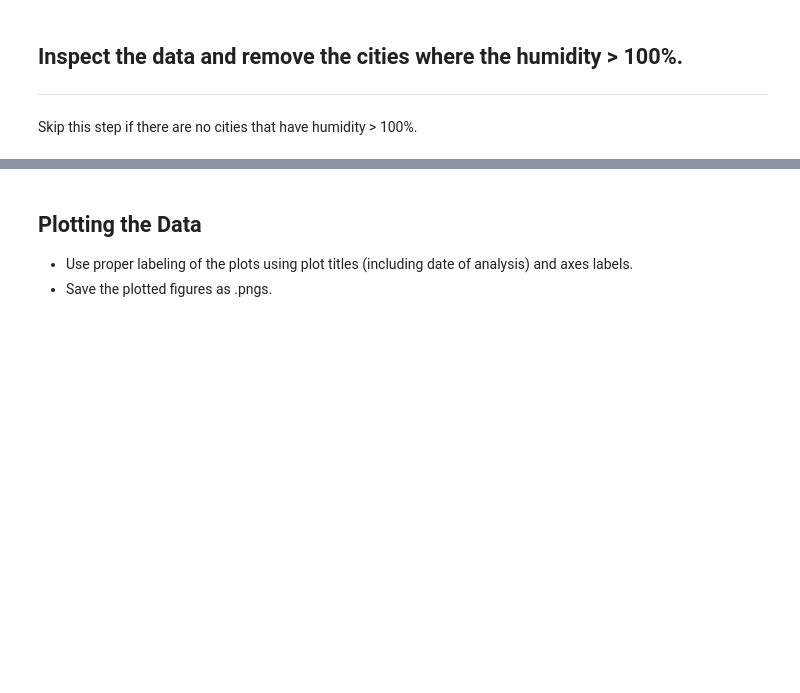
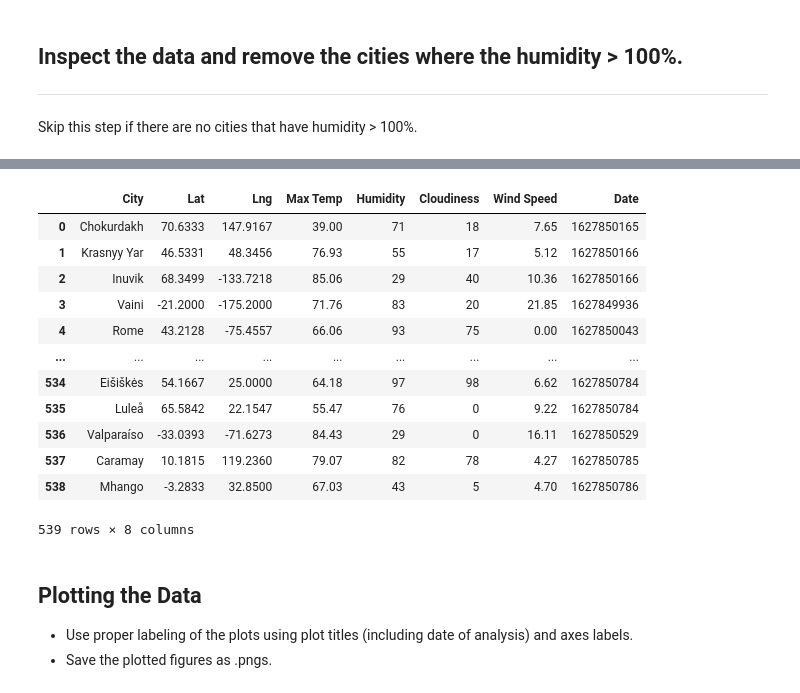
Before and after one commit to anajuarezar/python-api-challenge, a Jupyter notebook: WeatherPy/WeatherPy.ipynb, the cells around one changed output, grey strips where cells are left out. Drawn from its saved outputs; the diff is of its cells as text; code cells hidden in the pictures; blank space fills up the shorter version.

Commit message:
Drop

```diff
--- a/WeatherPy/WeatherPy.ipynb
+++ b/WeatherPy/WeatherPy.ipynb
@@ -192,8 +202,25 @@ cities
 # %%
 #  Get the indices of cities that have humidity over 100%.
+filter_humidity = cities_pd[(cities_pd["Humidity"] > 100)].index
 # %%
 # Make a new DataFrame equal to the city data to drop all humidity outliers by index.
 # Passing "inplace=False" will make a copy of the city_data DataFrame, which we call "clean_city_data".
+new_cities = cities_pd.drop(index=filter_humidity)
+new_cities
+# %% [output]
+|  | City | Lat | Lng | Max Temp | Humidity | Cloudiness | Wind Speed | Date |
+| 0 | Chokurdakh | 70.6333 | 147.9167 | 39.00 | 71 | 18 | 7.65 | 1627850165 |
+| 1 | Krasnyy Yar | 46.5331 | 48.3456 | 76.93 | 55 | 17 | 5.12 | 1627850166 |
+| 2 | Inuvik | 68.3499 | -133.7218 | 85.06 | 29 | 40 | 10.36 | 1627850166 |
+| 3 | Vaini | -21.2000 | -175.2000 | 71.76 | 83 | 20 | 21.85 | 1627849936 |
+| 4 | Rome | 43.2128 | -75.4557 | 66.06 | 93 | 75 | 0.00 | 1627850043 |
+| ... | ... | ... | ... | ... | ... | ... | ... | ... |
+| 534 | Eišiškės | 54.1667 | 25.0000 | 64.18 | 97 | 98 | 6.62 | 1627850784 |
+| 535 | Luleå | 65.5842 | 22.1547 | 55.47 | 76 | 0 | 9.22 | 1627850784 |
+| 536 | Valparaíso | -33.0393 | -71.6273 | 84.43 | 29 | 0 | 16.11 | 1627850529 |
+| 537 | Caramay | 10.1815 | 119.2360 | 79.07 | 82 | 78 | 4.27 | 1627850785 |
+| 538 | Mhango | -3.2833 | 32.8500 | 67.03 | 43 | 5 | 4.70 | 1627850786 |
+539 rows × 8 columns
 # %% [markdown]
 ## Plotting the Data
 * Use proper labeling of the plots using plot titles (including date of analysis) and axes labels.
```
Also changed, not shown: parts of 2 cells of this notebook.
